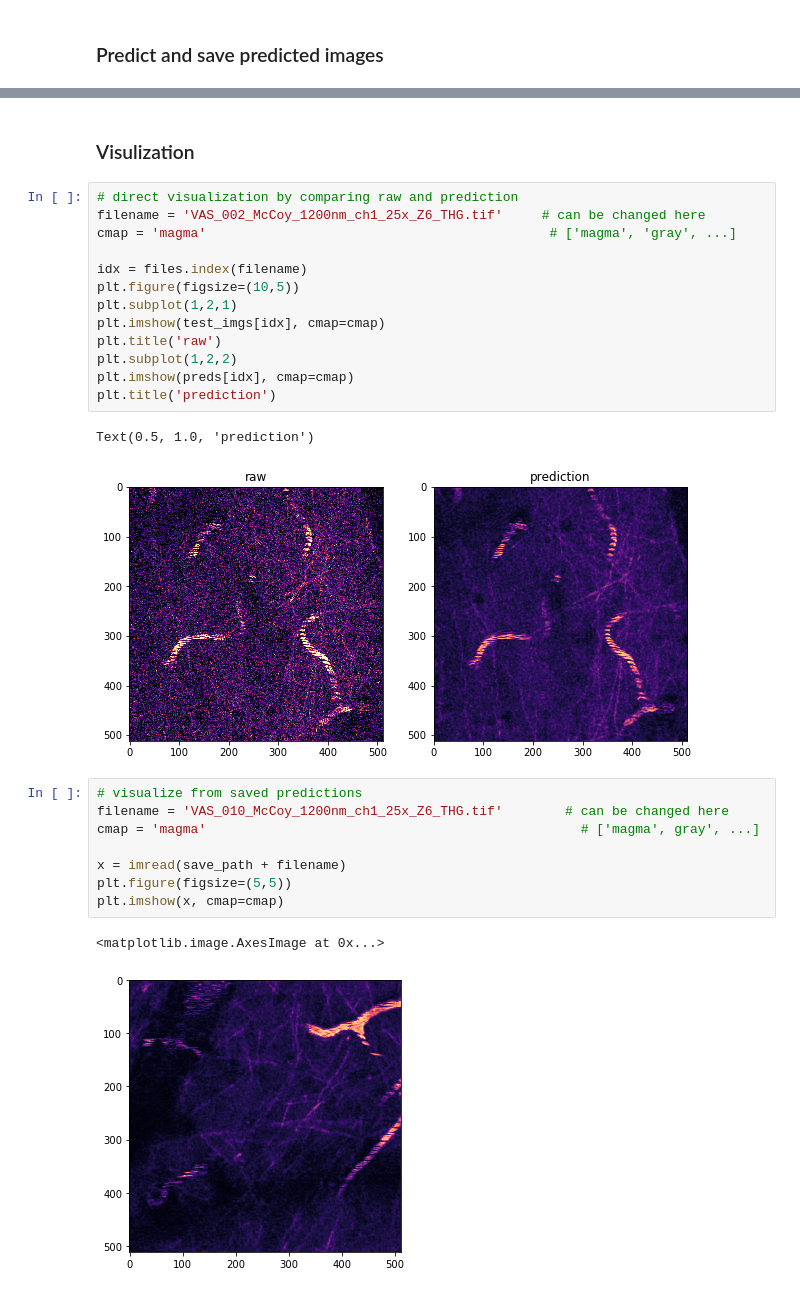
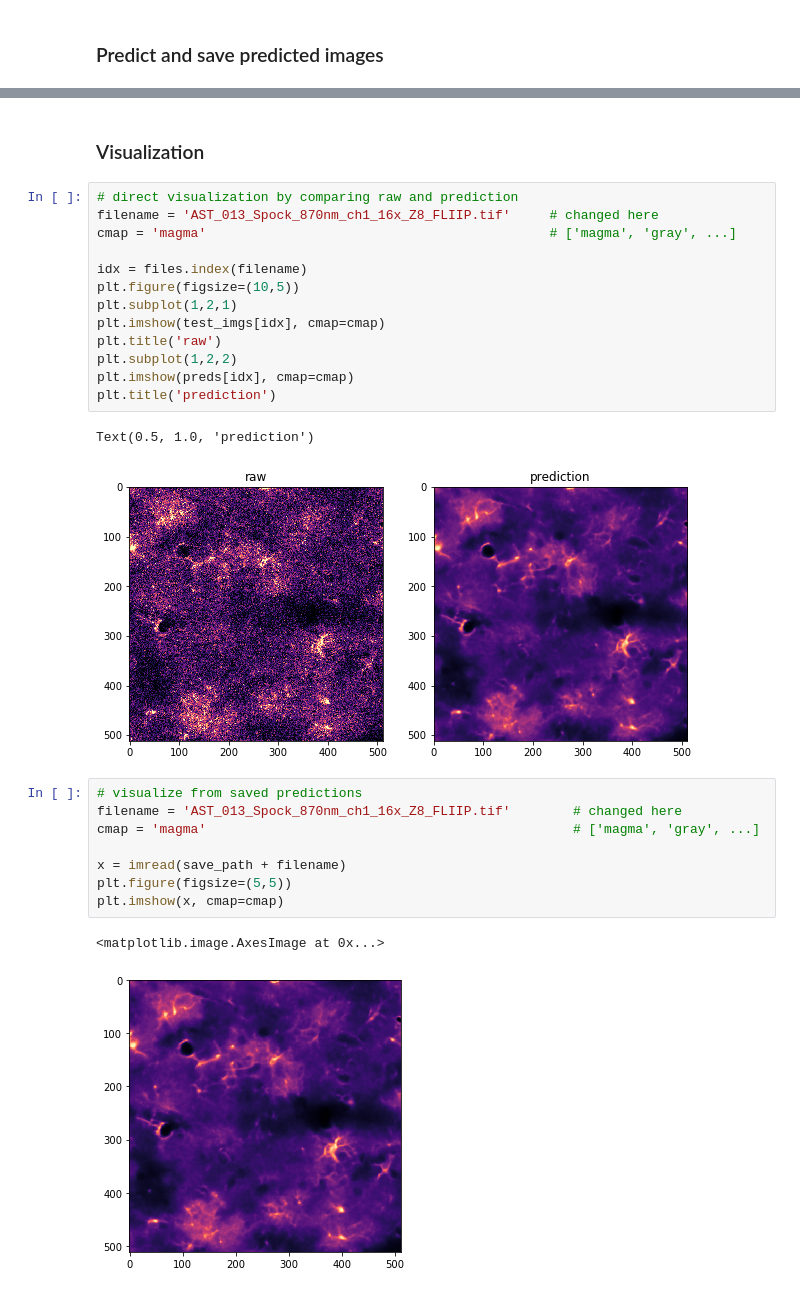
Before and after one commit to simfei/denoising, a Jupyter notebook: predict.ipynb, the cells around one changed output, grey strips where cells are left out. Saved outputs shown, nothing was run; the diff lists cells and outputs as text.

```diff
--- a/predict.ipynb
+++ b/predict.ipynb
@@ -98,8 +158,8 @@ for i,file in enumerate(files):
 # %% [markdown]
-### Visulization
+### Visualization
 # %%
 # direct visualization by comparing raw and prediction
-filename = 'VAS_002_McCoy_1200nm_ch1_25x_Z6_THG.tif'     # can be changed here
+filename = 'AST_013_Spock_870nm_ch1_16x_Z8_FLIIP.tif'     # changed here
 cmap = 'magma'                                            # ['magma', 'gray', ...]
 
 idx = files.index(filename)
@@ -112,15 +172,15 @@ plt.imshow(preds[idx], cmap=cmap)
 plt.title('prediction')
 # %% [output]
 Text(0.5, 1.0, 'prediction')
-[figure, old version]
+[figure, new version]
 # %%
 # visualize from saved predictions
-filename = 'VAS_010_McCoy_1200nm_ch1_25x_Z6_THG.tif'        # can be changed here
-cmap = 'magma'                                                # ['magma', gray', ...]
+filename = 'AST_013_Spock_870nm_ch1_16x_Z8_FLIIP.tif'        # changed here
+cmap = 'magma'                                               # ['magma', 'gray', ...]
 
 x = imread(save_path + filename)
 plt.figure(figsize=(5,5))
 plt.imshow(x, cmap=cmap)
 # %% [output]
 <matplotlib.image.AxesImage at 0x...>
-[figure, old version]
+[figure, new version]
```
Also changed, not shown: parts of 8 cells of this notebook, 12 other files.
